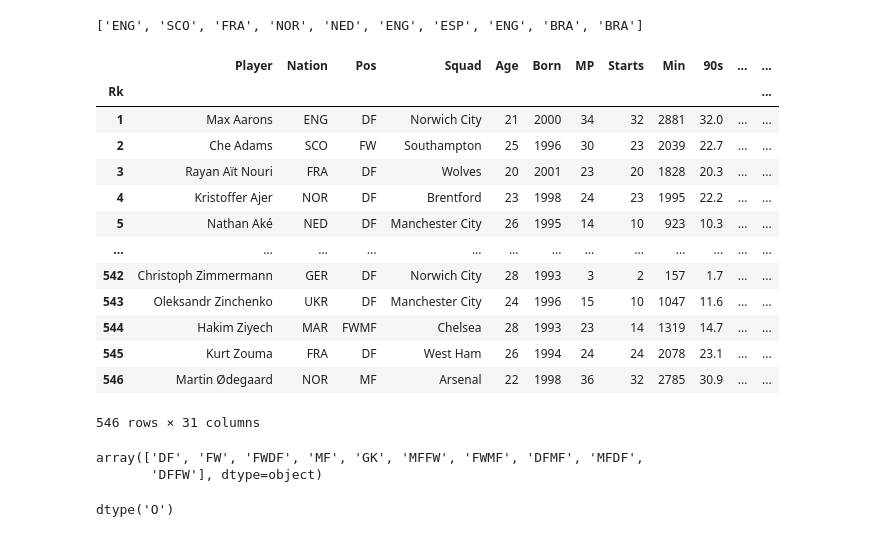
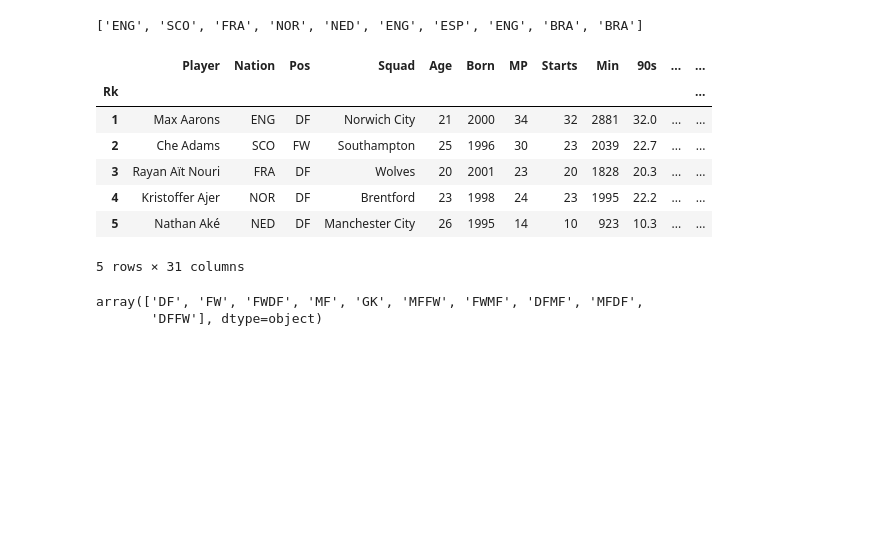
Before and after one commit to htuteja04/EDA, a Jupyter notebook: Notebooks/PL.ipynb, the cells around one changed output. Saved outputs shown, nothing was run; the diff lists cells and outputs as text; code cells hidden in the pictures; blank space fills up the shorter version.

```diff
--- a/Notebooks/PL.ipynb
+++ b/Notebooks/PL.ipynb
@@ -159,28 +137,18 @@ r[:10]
 # %%
 players.Nation = r
 # %%
-players
+players.head()
 # %% [output]
 |  | Player | Nation | Pos | Squad | Age | Born | MP | Starts | Min | 90s | ... | ... |
 | Rk |  |  |  |  |  |  |  |  |  |  |  | ... |
 | 1 | Max Aarons | ENG | DF | Norwich City | 21 | 2000 | 34 | 32 | 2881 | 32.0 | ... | ... |
 | 2 | Che Adams | SCO | FW | Southampton | 25 | 1996 | 30 | 23 | 2039 | 22.7 | ... | ... |
 | 3 | Rayan Aït Nouri | FRA | DF | Wolves | 20 | 2001 | 23 | 20 | 1828 | 20.3 | ... | ... |
 | 4 | Kristoffer Ajer | NOR | DF | Brentford | 23 | 1998 | 24 | 23 | 1995 | 22.2 | ... | ... |
 | 5 | Nathan Aké | NED | DF | Manchester City | 26 | 1995 | 14 | 10 | 923 | 10.3 | ... | ... |
-| ... | ... | ... | ... | ... | ... | ... | ... | ... | ... | ... | ... | ... |
-| 542 | Christoph Zimmermann | GER | DF | Norwich City | 28 | 1993 | 3 | 2 | 157 | 1.7 | ... | ... |
-| 543 | Oleksandr Zinchenko | UKR | DF | Manchester City | 24 | 1996 | 15 | 10 | 1047 | 11.6 | ... | ... |
-| 544 | Hakim Ziyech | MAR | FWMF | Chelsea | 28 | 1993 | 23 | 14 | 1319 | 14.7 | ... | ... |
-| 545 | Kurt Zouma | FRA | DF | West Ham | 26 | 1994 | 24 | 24 | 2078 | 23.1 | ... | ... |
-| 546 | Martin Ødegaard | NOR | MF | Arsenal | 22 | 1998 | 36 | 32 | 2785 | 30.9 | ... | ... |
-546 rows × 31 columns
+5 rows × 31 columns
 # %%
 players.Pos.unique()
 # %% [output]
 array(['DF', 'FW', 'FWDF', 'MF', 'GK', 'MFFW', 'FWMF', 'DFMF', 'MFDF',
        'DFFW'], dtype=object)
-# %%
-players.Pos.dtype
-# %% [output]
-dtype('O')
```
Also changed, not shown: parts of 12 cells of this notebook.
